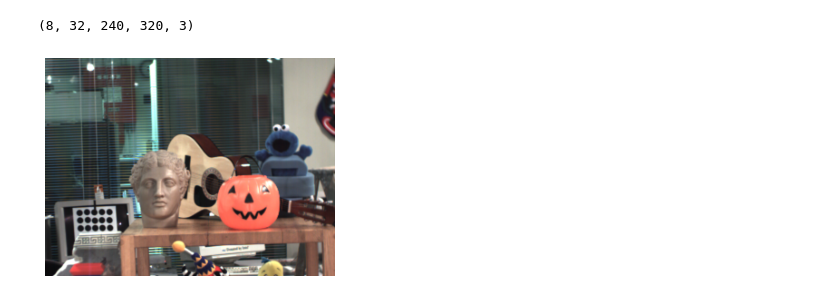
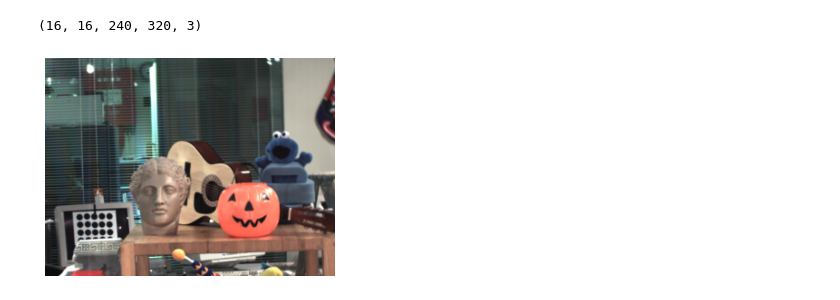
Before and after one commit to qiuzhaoyu/homework1, a Jupyter notebook: test.ipynb, the cells around one changed output. Drawn from its saved outputs; the diff is of its cells as text; code cells hidden in the pictures.

```diff
--- a/test.ipynb
+++ b/test.ipynb
@@ -3,34 +3,34 @@ import numpy as np
 import cv2
 import matplotlib.pyplot as plt
 
 # 定义光场的行列数
-rows, cols = 8, 32
+rows, cols = 16, 16
 image_height, image_width = 240, 320  # 每张图像的分辨率
 
 # 初始化用于存储光场数据的 NumPy 数组
 light_field = np.zeros((rows, cols, image_height, image_width, 3), dtype=np.uint8)
 
 # 读取图像数据
 counter = 1  # 文件名计数器从001开始
 for i in range(rows):
     for j in range(cols):
         # 生成文件名：lowtoys001.bmp 到 lowtoys256.bmp
         filename = fr'./toyLF/lowtoys{counter:03d}.bmp'
         img = cv2.imread(filename)
         if img is not None:
             img = cv2.resize(img, (image_width, image_height))  # 确保图像大小一致
             light_field[i, j] = img  # 将图像存储在正确的行列位置
         else:
             print(f"图像 {filename} 未找到")
         counter += 1  # 每读取一张图像，计数器加1
 
 
 print(light_field.shape)
 
 # 显示读取的第0行第0列图像
-plt.imshow(cv2.cvtColor(light_field[0, 31], cv2.COLOR_BGR2RGB))
+plt.imshow(cv2.cvtColor(light_field[0, 15], cv2.COLOR_BGR2RGB))
 plt.axis('off')
 plt.show()
 # %% [output]
-(8, 32, 240, 320, 3)
+(16, 16, 240, 320, 3)
-[figure, old version]
+[figure, new version]
```
Also changed, not shown: 1 other file.
